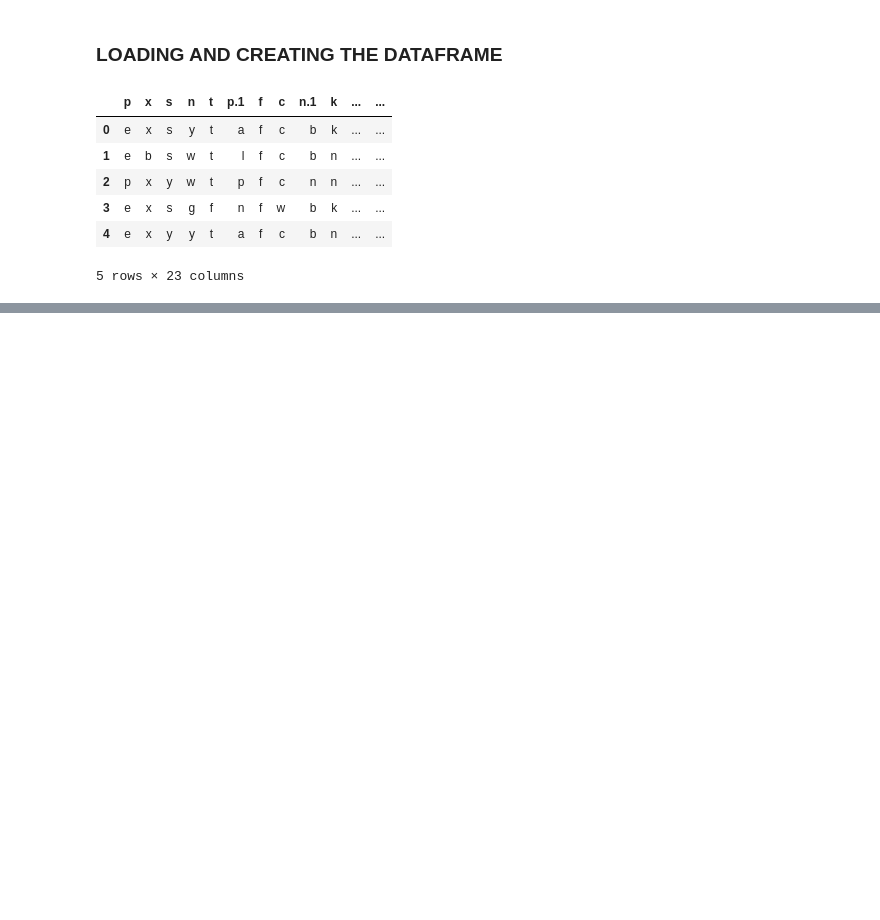
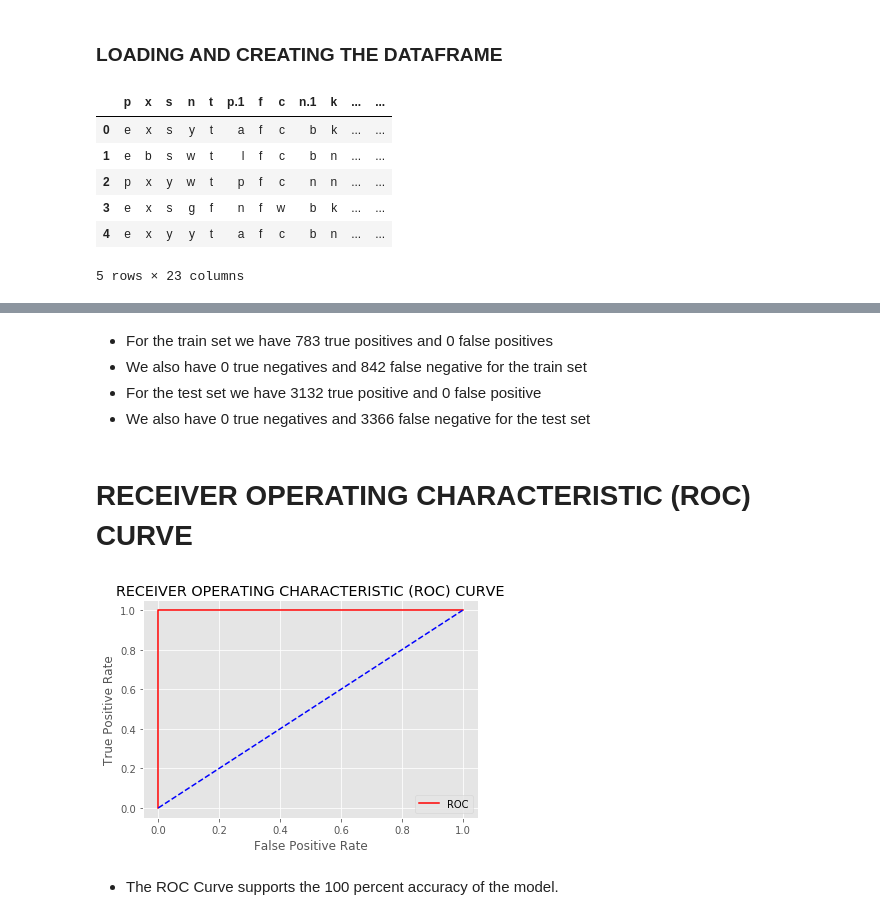
Before and after one commit to jbmasemza/Decision_trees, a Jupyter notebook: Untitled.ipynb, the cells around one changed output, grey strips where cells are left out. Saved outputs shown, nothing was run; the diff lists cells and outputs as text; code cells hidden in the pictures; blank space fills up the shorter version.

```diff
--- a/Untitled.ipynb
+++ b/Untitled.ipynb
@@ -18,0 +190,14 @@ df.head()
+# %%
+#split dataset in features and target variable
+X = df[df.columns[1:]]
+y = df.classes
+
+# encode categorical features and replace target values to binary values
+X_dummy = pd.get_dummies(X)
+y_dummy = df['classes'].replace(['edible', 'poisonous'], [1, 0])
+
+# split into train and test set
+X_train, X_test, y_train, y_test = train_test_split(X_dummy, y_dummy, test_size=0.20, stratify=y_dummy, random_state=42)
+
+print(y_train.shape, X_train.shape)
+print(y_test.shape, X_test.shape)
@@ -18,0 +209,5 @@ df.head()
+# %%
+# instantiate MinMaxScaler and use it to rescale X_train and X_test
+scaler = MinMaxScaler()
+rescaledX_train = scaler.fit_transform(X_train)
+rescaledX_test = scaler.fit_transform(X_test)
@@ -18,0 +216,11 @@ df.head()
+# %%
+
+# Instantiate a DecisionTree classifier with default parameter values
+decision_tree = DecisionTreeClassifier()
+
+# Fit decision_tree to the train set
+decision_tree = decision_tree.fit(rescaledX_train, y_train)
+
+#Predictions
+y_pred = decision_tree.predict(rescaledX_test)
+y_pred_train = decision_tree.predict(rescaledX_train)
@@ -18,0 +273,22 @@ df.head()
+# %% [markdown]
+- For the train set we have 783 true positives and 0 false positives
+- We also have 0 true negatives and 842 false negative for the train set
+- For the test set we have 3132 true positive and 0 false positive
+- We also have 0 true negatives and 3366 false negative for the test set
+# %% [markdown]
+# RECEIVER OPERATING CHARACTERISTIC (ROC) CURVE
+# %%
+logreg_roc_auc = roc_auc_score(y_test, y_pred)
+fpr, tpr, threshold_log = roc_curve(y_test, y_pred)
+# %%
+plt.plot(fpr, tpr, color='red', label='ROC')
+plt.plot([0, 1], [0, 1], color='blue', linestyle='--')
+plt.xlabel('False Positive Rate')
+plt.ylabel('True Positive Rate')
+plt.title('RECEIVER OPERATING CHARACTERISTIC (ROC) CURVE')
+plt.legend()
+plt.show()
+# %% [output]
+[figure, added]
+# %% [markdown]
+- The ROC Curve  supports the 100 percent accuracy of the model.
```
Also changed, not shown: parts of 26 cells of this notebook.
